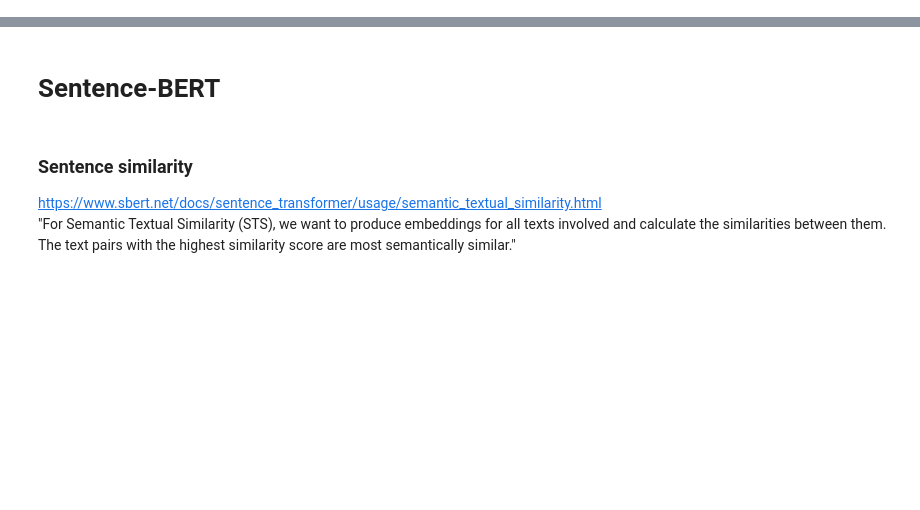
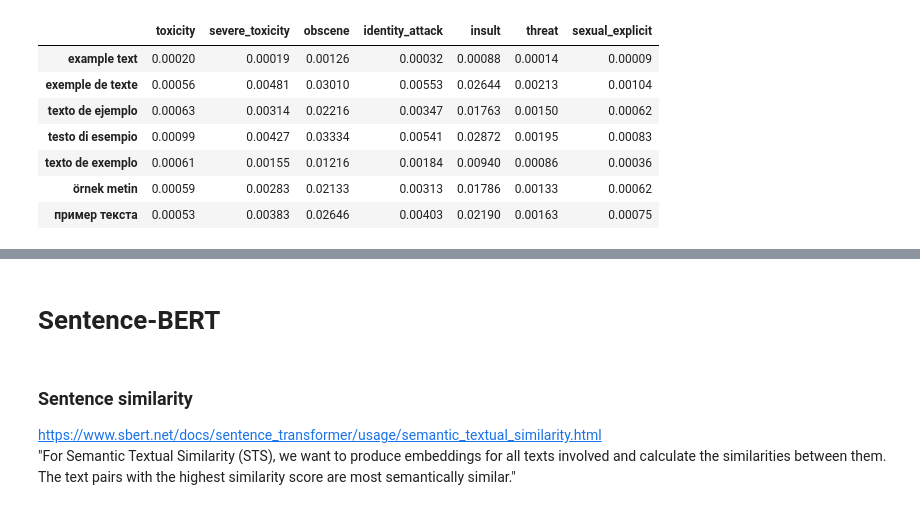
Before and after one commit to EunCheolChoi0123/COMM557Tutorial, a Jupyter notebook: Tutorial 8 Large Language Models and Other NLP Tasks/[COMM_557]_NLP_other_tasks.ipynb, the cells around one changed output, grey strips where cells are left out. Saved outputs shown, nothing was run; the diff lists cells and outputs as text; code cells hidden in the pictures; blank space fills up the shorter version.

```diff
--- a/Tutorial 7 Other NLP Tasks/[COMM_557]_NLP_other_tasks.ipynb
+++ b/Tutorial 8 Large Language Models and Other NLP Tasks/[COMM_557]_NLP_other_tasks.ipynb
@@ -0,0 +135,8 @@
+# %%
+# each model takes in either a string or a list of strings
+
+# results = Detoxify('original').predict('example text')
+# results = Detoxify('unbiased').predict(['example text 1','example text 2'])
+
+input_text = ['example text','exemple de texte','texto de ejemplo','testo di esempio','texto de exemplo','örnek metin','пример текста']
+results = Detoxify('multilingual').predict(input_text)
@@ -0,0 +163,13 @@
+# %%
+import pandas as pd
+
+display(pd.DataFrame(results, index=input_text).round(5))
+# %% [output]
+|  | toxicity | severe_toxicity | obscene | identity_attack | insult | threat | sexual_explicit |
+| example text | 0.00020 | 0.00019 | 0.00126 | 0.00032 | 0.00088 | 0.00014 | 0.00009 |
+| exemple de texte | 0.00056 | 0.00481 | 0.03010 | 0.00553 | 0.02644 | 0.00213 | 0.00104 |
+| texto de ejemplo | 0.00063 | 0.00314 | 0.02216 | 0.00347 | 0.01763 | 0.00150 | 0.00062 |
+| testo di esempio | 0.00099 | 0.00427 | 0.03334 | 0.00541 | 0.02872 | 0.00195 | 0.00083 |
+| texto de exemplo | 0.00061 | 0.00155 | 0.01216 | 0.00184 | 0.00940 | 0.00086 | 0.00036 |
+| örnek metin | 0.00059 | 0.00283 | 0.02133 | 0.00313 | 0.01786 | 0.00133 | 0.00062 |
+| пример текста | 0.00053 | 0.00383 | 0.02646 | 0.00403 | 0.02190 | 0.00163 | 0.00075 |
```
Also changed, not shown: parts of 36 cells of this notebook, 3 other files.
